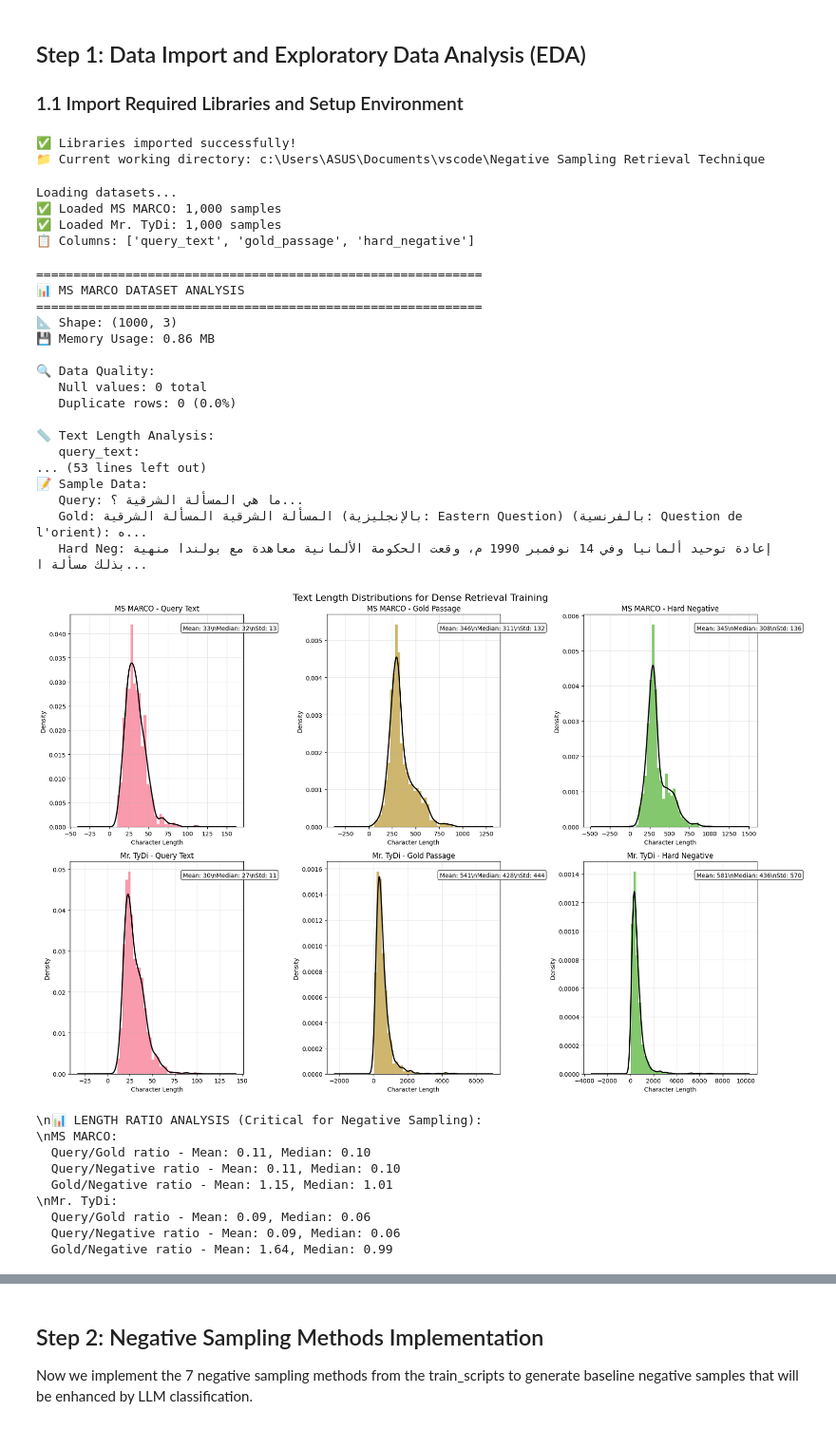
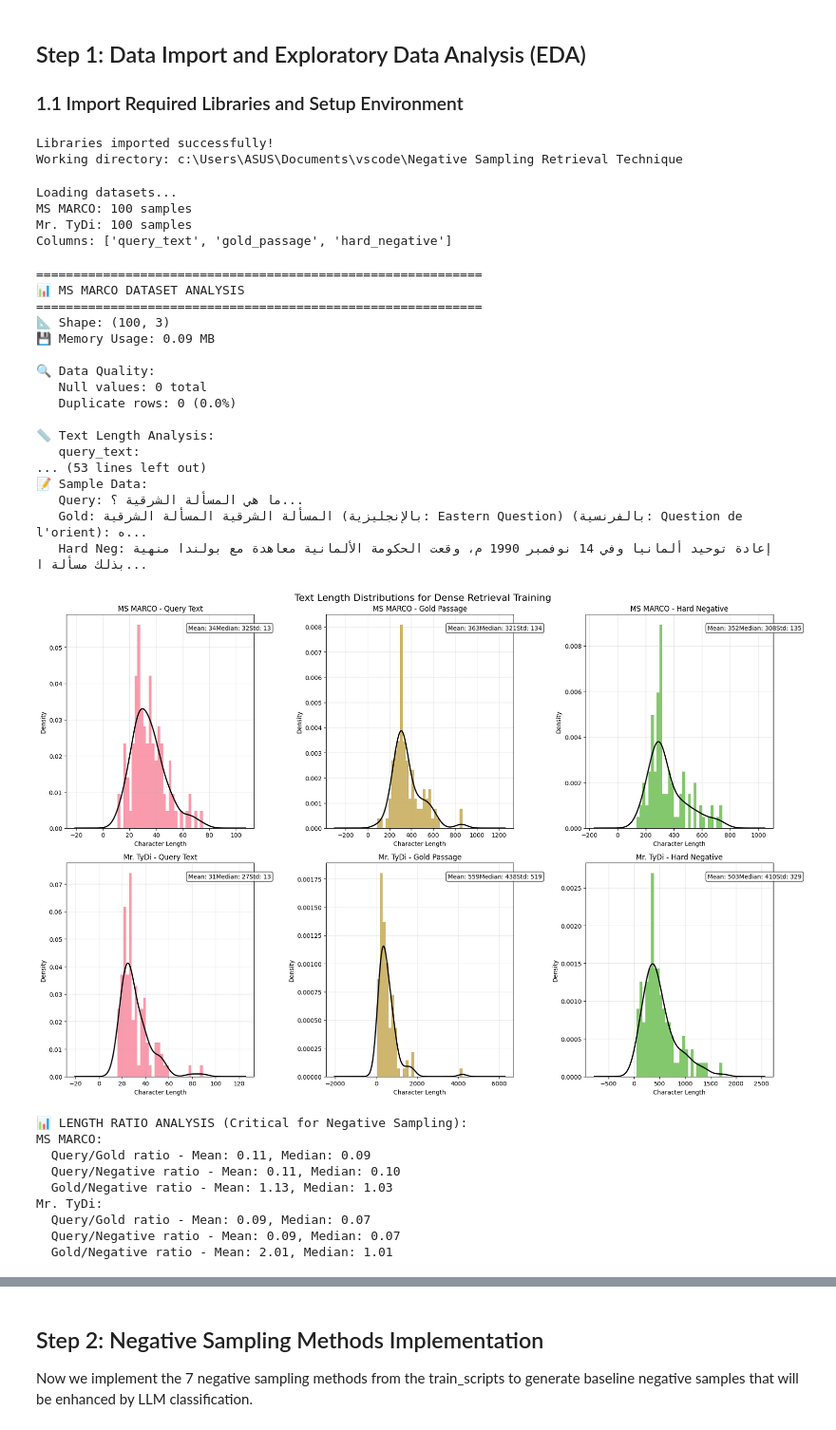
Before and after one commit to divyanshu-prakash-rx/Multilingual-DPR-Retrieval-System-with-LLM-Enhanced-Hard-Negatives, a Jupyter notebook: LLM_Integration_Training.ipynb, the cells around one changed output, grey strips where cells are left out. Shown at 95% size. Saved outputs shown, nothing was run; the diff lists cells and outputs as text; code cells hidden in the pictures.

```diff
--- a/LLM_Integration_Training.ipynb
+++ b/LLM_Integration_Training.ipynb
@@ -32,11 +32,11 @@ warnings.filterwarnings('ignore')
 plt.style.use('default')
 sns.set_palette("husl")
 
-print("✅ Libraries imported successfully!")
-print(f"📁 Current working directory: {os.getcwd()}")
+print("Libraries imported successfully!")
+print(f"Working directory: {os.getcwd()}")
 # %% [output]
-✅ Libraries imported successfully!
-📁 Current working directory: c:\Users\ASUS\Documents\vscode\Negative Sampling Retrieval Technique
+Libraries imported successfully!
+Working directory: c:\Users\ASUS\Documents\vscode\Negative Sampling Retrieval Technique
 # %%
 # Data loading with structure analysis
 from pathlib import Path
@@ -45,18 +45,17 @@ import pandas as pd
 DATA_ROOT = Path("data")
 
 print("Loading datasets...")
-# Load datasets (1000 samples each for fast iteration)
-msmarco_df = pd.read_csv(DATA_ROOT / "msmarco" / "msmarco-train.tsv", sep="\t", nrows=1000)
-tydi_df = pd.read_csv(DATA_ROOT / "tydi" / "train_tydi.tsv", sep="\t", nrows=1000)
+msmarco_df = pd.read_csv(DATA_ROOT / "msmarco" / "msmarco-train.tsv", sep="\t", nrows=100)
+tydi_df = pd.read_csv(DATA_ROOT / "tydi" / "train_tydi.tsv", sep="\t", nrows=100)
 
-print(f"✅ Loaded MS MARCO: {len(msmarco_df):,} samples")
-print(f"✅ Loaded Mr. TyDi: {len(tydi_df):,} samples")
-print(f"📋 Columns: {list(msmarco_df.columns)}")
+print(f"MS MARCO: {len(msmarco_df):,} samples")
+print(f"Mr. TyDi: {len(tydi_df):,} samples")
+print(f"Columns: {list(msmarco_df.columns)}")
 # %% [output]
 Loading datasets...
-✅ Loaded MS MARCO: 1,000 samples
-✅ Loaded Mr. TyDi: 1,000 samples
-📋 Columns: ['query_text', 'gold_passage', 'hard_negative']
+MS MARCO: 100 samples
+Mr. TyDi: 100 samples
+Columns: ['query_text', 'gold_passage', 'hard_negative']
 # %%
 # EDA for Dense Retrieval Training
 import matplotlib.pyplot as plt
@@ -139,8 +138,8 @@ tydi_stats = comprehensive_eda(tydi_df, "Mr. TyDi")
 ============================================================
 📊 MS MARCO DATASET ANALYSIS
 ============================================================
-📐 Shape: (1000, 3)
-💾 Memory Usage: 0.86 MB
+📐 Shape: (100, 3)
+💾 Memory Usage: 0.09 MB
 
 🔍 Data Quality:
    Null values: 0 total
@@ -167,46 +166,46 @@ for i, (dataset_name, df) in enumerate(datasets):
         lengths = df[col].str.len()
 
         # Histogram with KDE
         ax.hist(lengths, bins=30, alpha=0.7, density=True, color=f'C{j}')
         lengths.plot.kde(ax=ax, color='black', linewidth=2)
 
         ax.set_title(f'{dataset_name} - {col.replace("_", " ").title()}')
         ax.set_xlabel('Character Length')
         ax.set_ylabel('Density')
         ax.grid(True, alpha=0.3)
 
         # Add statistics text
-        stats_text = f'Mean: {lengths.mean():.0f}\\nMedian: {lengths.median():.0f}\\nStd: {lengths.std():.0f}'
+        stats_text = f'Mean: {lengths.mean():.0f}Median: {lengths.median():.0f}Std: {lengths.std():.0f}'
         ax.text(0.65, 0.95, stats_text, transform=ax.transAxes,
                 verticalalignment='top', bbox=dict(boxstyle='round', facecolor='white', alpha=0.8))
 
 plt.tight_layout()
 plt.show()
 
 # Length ratio analysis (important for understanding negative mining difficulty)
-print("\\n📊 LENGTH RATIO ANALYSIS (Critical for Negative Sampling):")
+print("📊 LENGTH RATIO ANALYSIS (Critical for Negative Sampling):")
 for name, df in datasets:
-    print(f"\\n{name}:")
+    print(f"{name}:")
 
     # Query to passage ratios
     query_gold_ratio = df['query_text'].str.len() / df['gold_passage'].str.len()
     query_neg_ratio = df['query_text'].str.len() / df['hard_negative'].str.len()
     gold_neg_ratio = df['gold_passage'].str.len() / df['hard_negative'].str.len()
 
     print(f"  Query/Gold ratio - Mean: {query_gold_ratio.mean():.2f}, Median: {query_gold_ratio.median():.2f}")
     print(f"  Query/Negative ratio - Mean: {query_neg_ratio.mean():.2f}, Median: {query_neg_ratio.median():.2f}")
     print(f"  Gold/Negative ratio - Mean: {gold_neg_ratio.mean():.2f}, Median: {gold_neg_ratio.median():.2f}")
 # %% [output]
-[figure, old version]
+[figure, new version]
-\n📊 LENGTH RATIO ANALYSIS (Critical for Negative Sampling):
-\nMS MARCO:
-  Query/Gold ratio - Mean: 0.11, Median: 0.10
+📊 LENGTH RATIO ANALYSIS (Critical for Negative Sampling):
+MS MARCO:
+  Query/Gold ratio - Mean: 0.11, Median: 0.09
   Query/Negative ratio - Mean: 0.11, Median: 0.10
-  Gold/Negative ratio - Mean: 1.15, Median: 1.01
-\nMr. TyDi:
-  Query/Gold ratio - Mean: 0.09, Median: 0.06
-  Query/Negative ratio - Mean: 0.09, Median: 0.06
-  Gold/Negative ratio - Mean: 1.64, Median: 0.99
+  Gold/Negative ratio - Mean: 1.13, Median: 1.03
+Mr. TyDi:
+  Query/Gold ratio - Mean: 0.09, Median: 0.07
+  Query/Negative ratio - Mean: 0.09, Median: 0.07
+  Gold/Negative ratio - Mean: 2.01, Median: 1.01
 # %%
 # Data Preprocessing and Validation for Training Pipeline
 def preprocess_for_training(df, dataset_name, min_query_len=5, max_passage_len=2048):
```
Also changed, not shown: parts of 29 cells of this notebook, 5 other files.
